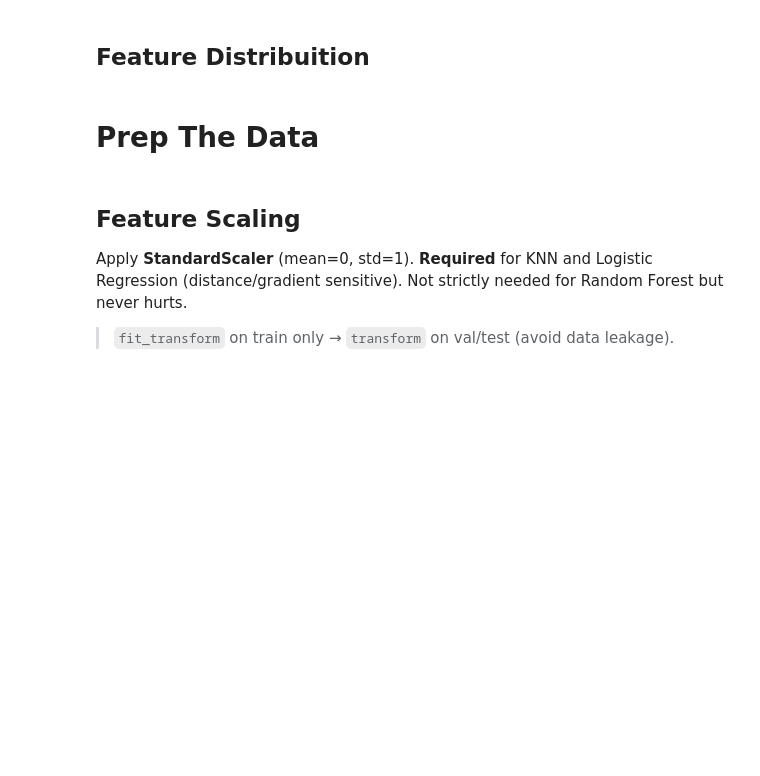
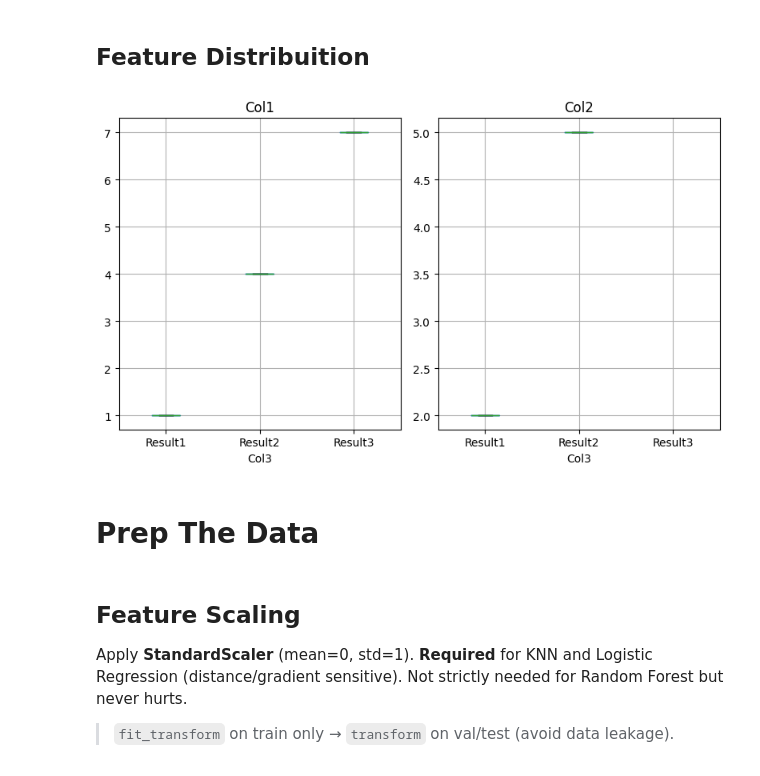
Before and after one commit to ArielCNunes/ML_Labs, a Jupyter notebook: notes.ipynb, the cells around one changed output. Drawn from its saved outputs; the diff is of its cells as text; code cells hidden in the pictures; blank space fills up the shorter version.

```diff
--- a/notes.ipynb
+++ b/notes.ipynb
@@ -34,18 +78,20 @@ plt.show()
 # %% [markdown]
 ## Feature Distribuition
 # %%
-features = ['Col1', 'Col2', 'Col3', 'Col4']
+features = ['Col1', 'Col2']
 
 fig, axes = plt.subplots(1, len(features), figsize=(4 * len(features), 5))
 for ax, feat in zip(axes, features):
-    df.boxplot(column=feat, by=target_column, ax=ax)
+    df.boxplot(column=feat, by="Col3", ax=ax)
     ax.set_title(feat)
-    ax.set_xlabel(target_column)
+    ax.set_xlabel("Col3")
 plt.suptitle('')
 plt.tight_layout()
 plt.show()
 
-# df.groupby(target_column)[features].mean().plot(kind='bar')
+# df.groupby("Col3")[features].mean().plot(kind='bar')
+# %% [output]
+[figure, added]
 # %% [markdown]
 # Prep The Data
 # %%
```
Also changed, not shown: parts of 5 cells of this notebook.
